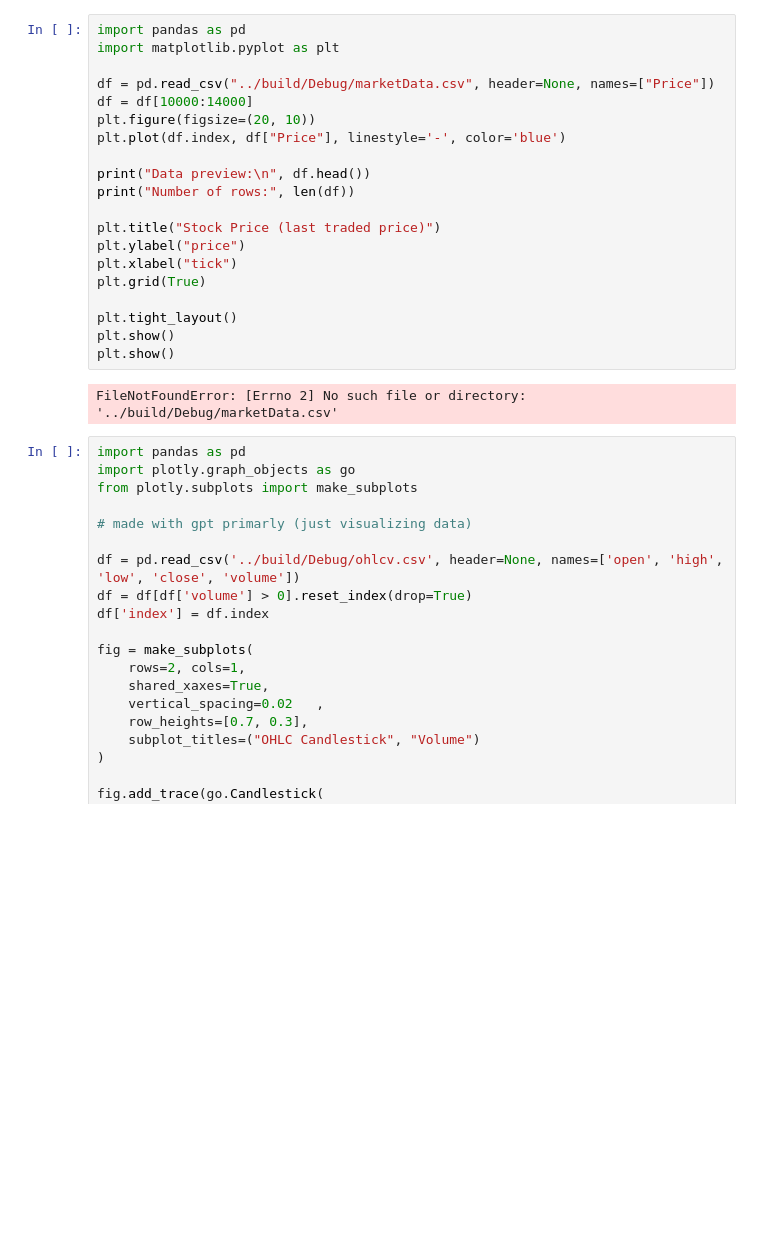
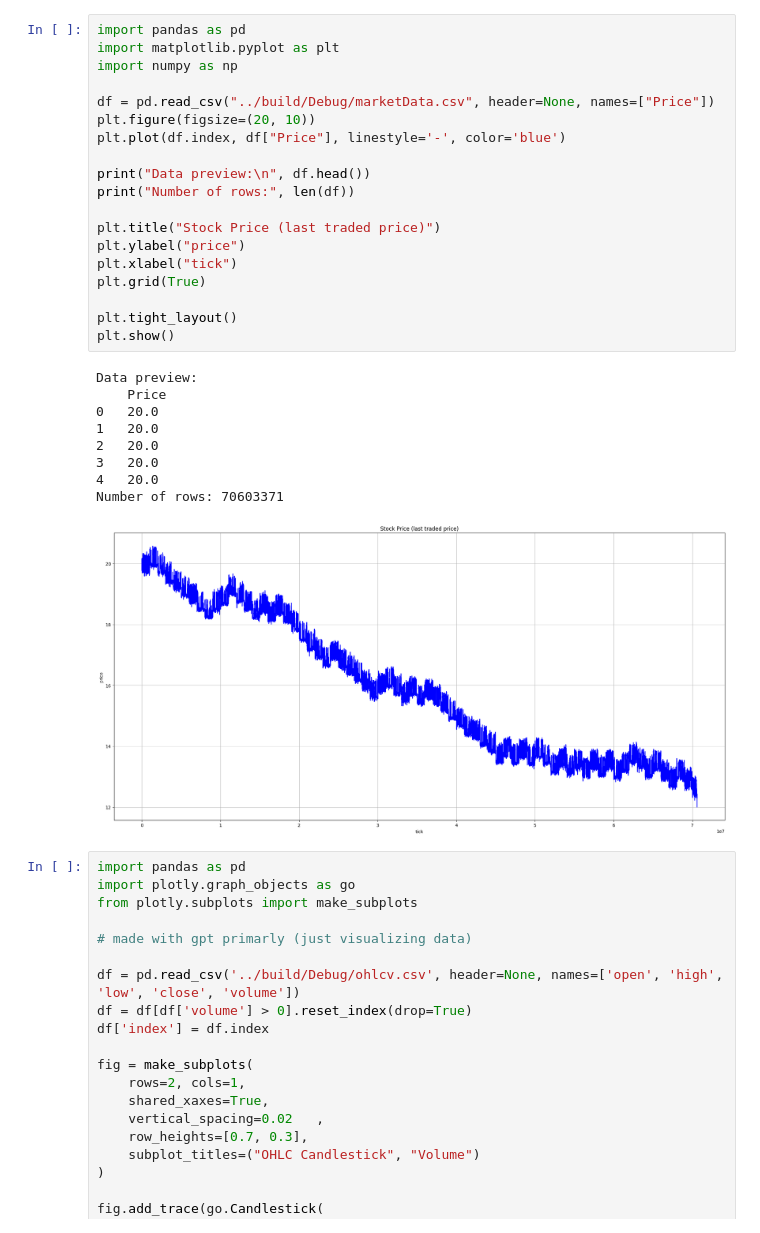
Before and after one commit to Ashuwat/orderbooksim, a Jupyter notebook: implementation/stock_dev.ipynb, the cells around one changed output. Drawn from its saved outputs; the diff is of its cells as text; blank space fills up the shorter version.

```diff
--- a/implementation/stock_dev.ipynb
+++ b/implementation/stock_dev.ipynb
@@ -1,25 +1,32 @@
 # %%
 import pandas as pd
 import matplotlib.pyplot as plt
+import numpy as np
 
 df = pd.read_csv("../build/Debug/marketData.csv", header=None, names=["Price"])
-df = df[10000:14000]
 plt.figure(figsize=(20, 10))
 plt.plot(df.index, df["Price"], linestyle='-', color='blue')
 
 print("Data preview:\n", df.head())
 print("Number of rows:", len(df))
 
 plt.title("Stock Price (last traded price)")
 plt.ylabel("price")
 plt.xlabel("tick")
 plt.grid(True)
 
 plt.tight_layout()
 plt.show()
-plt.show()
 # %% [output]
-FileNotFoundError: [Errno 2] No such file or directory: '../build/Debug/marketData.csv'
+Data preview:
+    Price
+0   20.0
+1   20.0
+2   20.0
+3   20.0
+4   20.0
+Number of rows: 70603371
+[figure, added]
 # %%
 import pandas as pd
 import plotly.graph_objects as go
```
Also changed, not shown: 8 other files.
